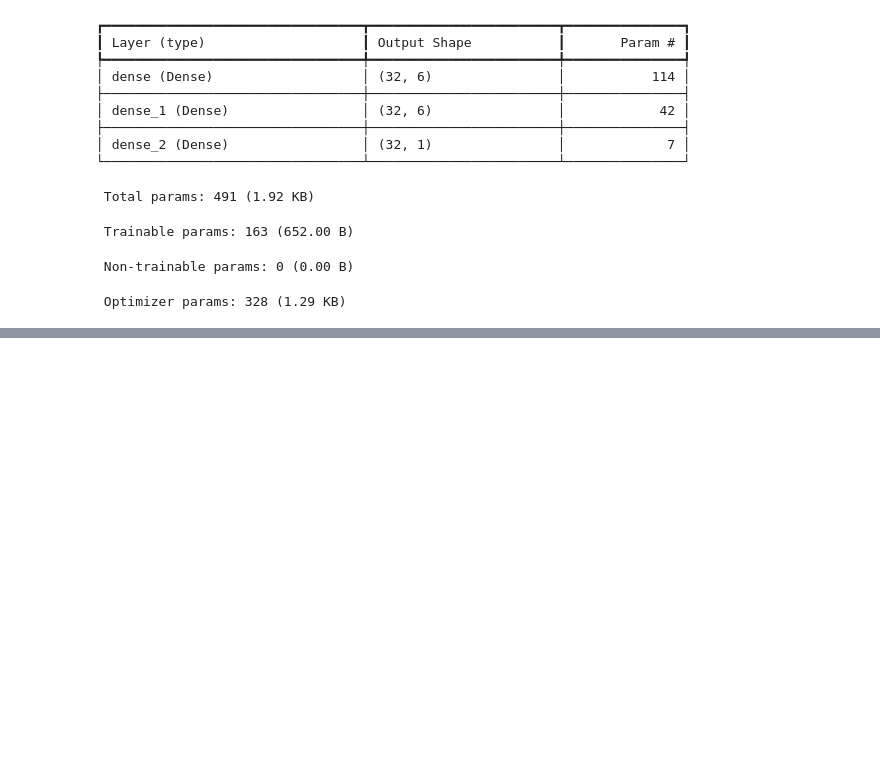
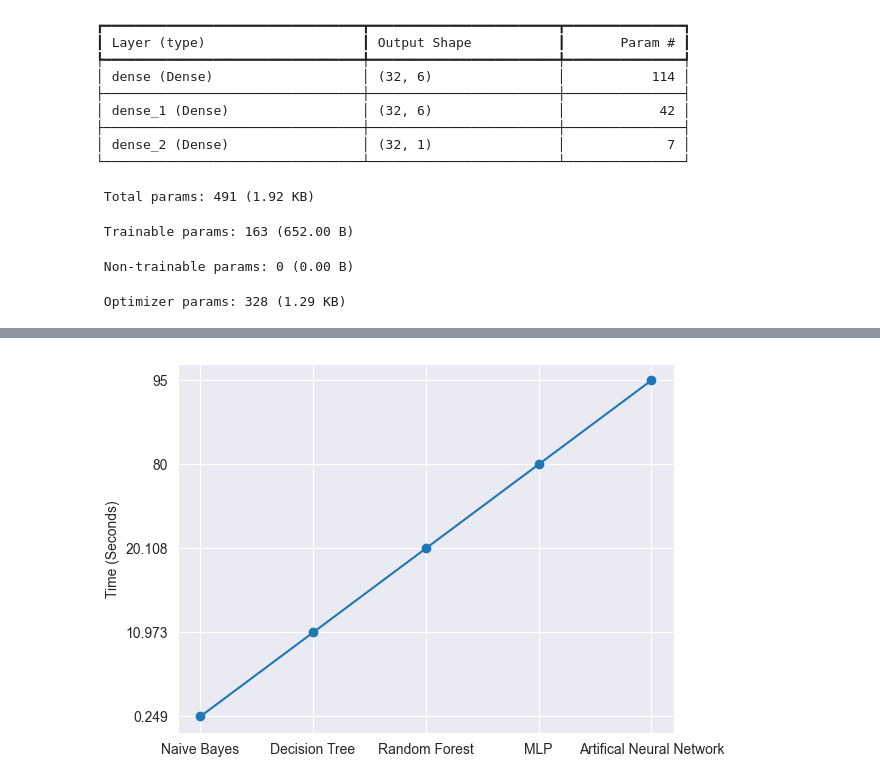
Before and after one commit to hodge-py/Coding_assignments, a Jupyter notebook: Information and Networking Security/CourseProject/malware.ipynb, the cells around one changed output, grey strips where cells are left out. Cells and saved outputs as stored; diff of their text form; code cells hidden in the pictures; blank space fills up the shorter version.

```diff
--- a/Information and Networking Security/CourseProject/malware.ipynb
+++ b/Information and Networking Security/CourseProject/malware.ipynb
@@ -384,0 +394,7 @@ plt.show()
+# %%
+TimeArr = np.array([["Naive Bayes",.249],["Decision Tree",10.973],["Random Forest",20.108],["MLP",80],["Artifical Neural Network",95]])
+plt.ylabel("Time (Seconds)")
+plt.plot(TimeArr[:,0],TimeArr[:,1],marker='o')
+plt.show()
+# %% [output]
+[figure, added]
```
Also changed, not shown: parts of 11 cells of this notebook.
